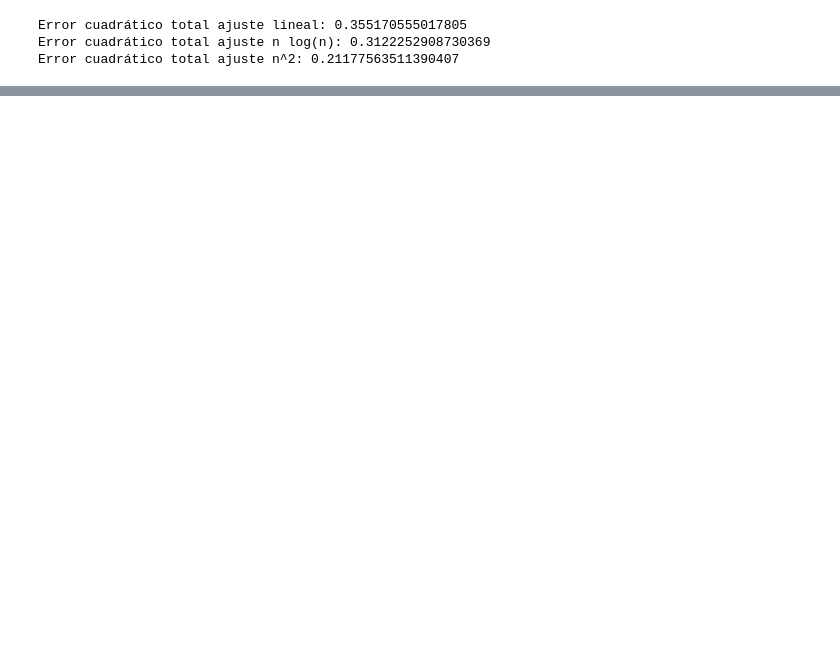
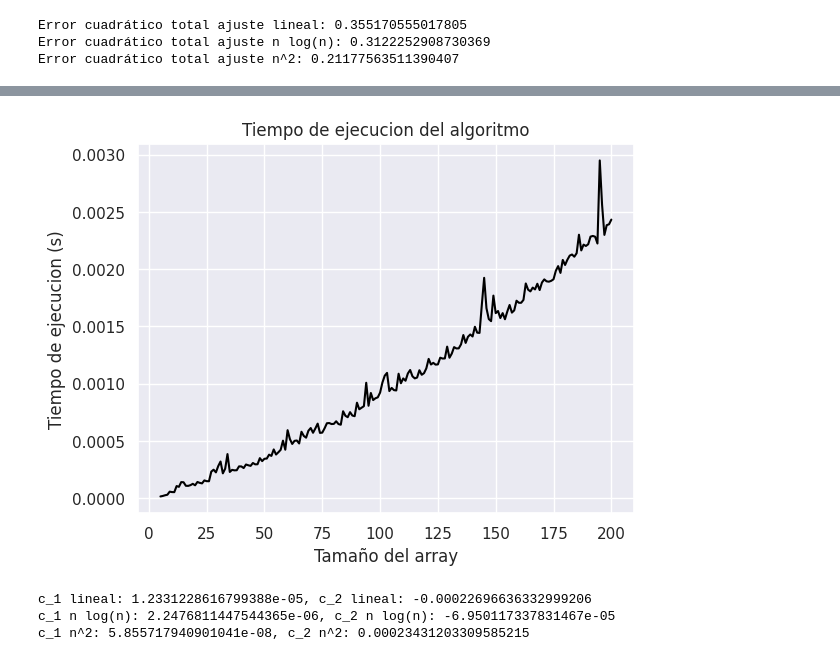
Before and after one commit to VickyA5/TP-Programacion-Dinamica, a Jupyter notebook: analisis.ipynb, the cells around one changed output, grey strips where cells are left out. Drawn from its saved outputs; the diff is of its cells as text; code cells hidden in the pictures; blank space fills up the shorter version.

Commit message:
agrego mediciones de aproximacion

```diff
--- a/analisis.ipynb
+++ b/analisis.ipynb
@@ -148,0 +223,31 @@ Error cuadrático total ajuste n^2: 0.21177563511390407
+# %%
+# Plot the results of the executions
+fig, ax = plt.subplots()
+ax.plot(x, [results[n] for n in x], label="Medicion", color="black")
+ax.set_title("Tiempo de ejecucion del algoritmo")
+ax.set_xlabel("Tamaño del array")
+ax.set_ylabel("Tiempo de ejecucion (s)")
+plt.show()
+# %% [output]
+[figure, added]
+# %%
+# Aproximate the function with a lineal, n log(n) and n^2 functions
+
+# Define the functions
+f_lineal = lambda x, c1, c2: c1 * x + c2
+f_exponencial = lambda x, c1, c2: c1 * np.exp(c2 * x)
+f_n2 = lambda x, c1, c2: c1 * x**2 + c2
+
+# Fit the functions
+c_lineal, _ = sp.optimize.curve_fit(f_lineal, x, [results[n] for n in x])
+c_nlogn, _ = sp.optimize.curve_fit(f_nlogn, x, [results[n] for n in x])
+c_n2, _ = sp.optimize.curve_fit(f_n2, x, [results[n] for n in x])
+
+# Print the results
+print(f"c_1 lineal: {c_lineal[0]}, c_2 lineal: {c_lineal[1]}")
+print(f"c_1 n log(n): {c_nlogn[0]}, c_2 n log(n): {c_nlogn[1]}")
+print(f"c_1 n^2: {c_n2[0]}, c_2 n^2: {c_n2[1]}")
+# %% [output]
+c_1 lineal: 1.2331228616799388e-05, c_2 lineal: -0.00022696636332999206
+c_1 n log(n): 2.2476811447544365e-06, c_2 n log(n): -6.950117337831467e-05
+c_1 n^2: 5.855717940901041e-08, c_2 n^2: 0.00023431203309585215
```
Also changed, not shown: parts of 11 cells of this notebook.
